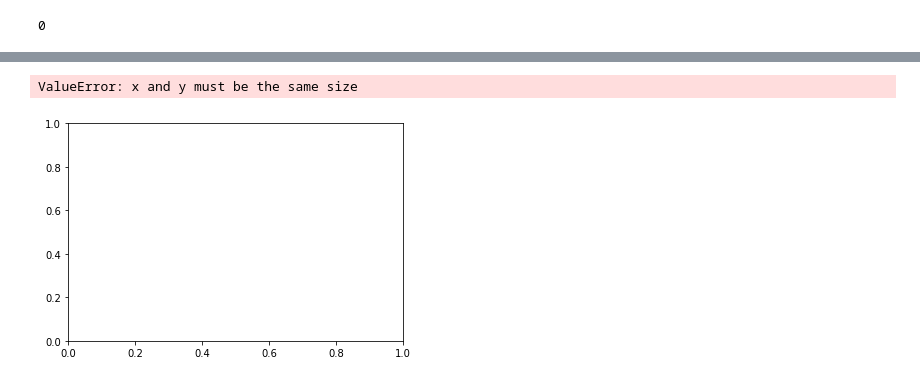
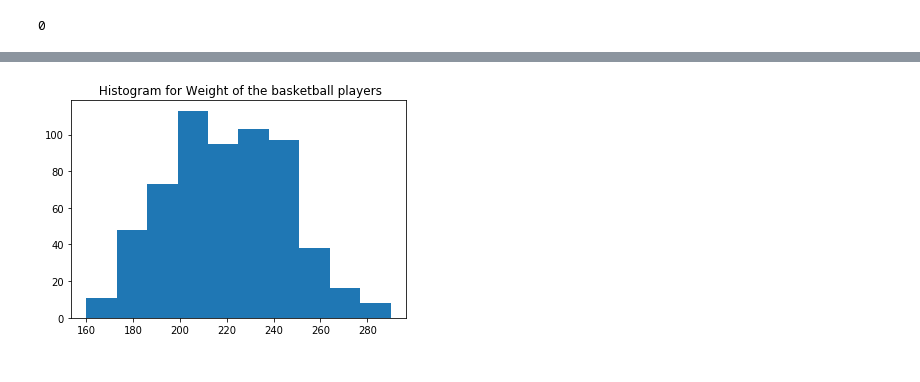
Before and after one commit to Gyagenda/Python-Boot-Camp-, a Jupyter notebook: bootcamp_project.ipynb, the cells around one changed output, grey strips where cells are left out. Drawn from its saved outputs; the diff is of its cells as text; code cells hidden in the pictures.

```diff
--- a/bootcamp_project.ipynb
+++ b/bootcamp_project.ipynb
@@ -134,7 +146,9 @@ plt.hist(Age)
-# %%
-fig2=plt.figure()
-plt.scatter(Age,Weight)
-plt.show()
-# %% [output]
-ValueError: x and y must be the same size
-[figure, removed]
+# %%
+Weight=nba_sub1["Weight"]
+WeightHist=plt.figure()
+plt.hist(Weight, bins=10)
+plt.title(" Histogram for Weight of the basketball players")
+plt.show()
+WeightHist.savefig("Weight_Histogram.png")
+# %% [output]
+[figure, added]
```
Also changed, not shown: parts of 24 cells of this notebook.
